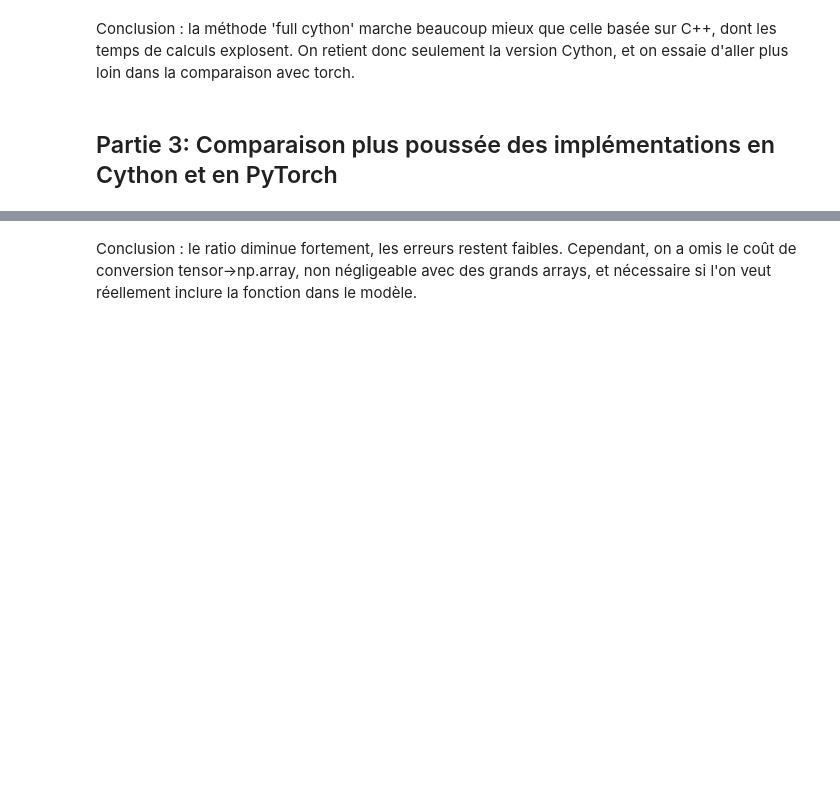
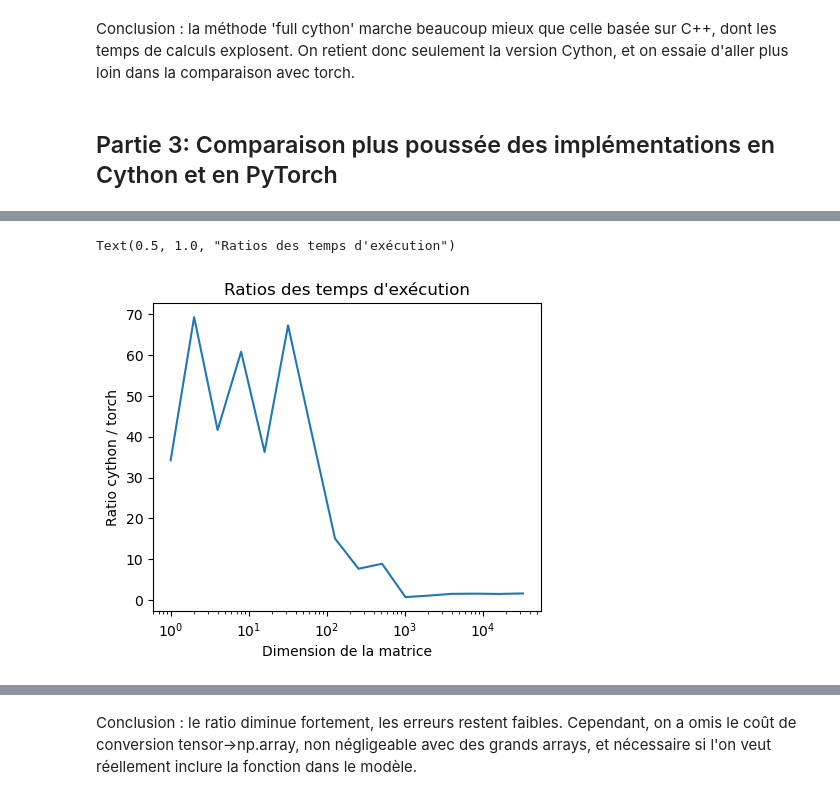
Before and after one commit to matthieu-bricaire/parallel-programming-ensae, a Jupyter notebook: times_comparisons.ipynb, the cells around one changed output, grey strips where cells are left out. Saved outputs shown, nothing was run; the diff lists cells and outputs as text; code cells hidden in the pictures; blank space fills up the shorter version.

```diff
--- a/times_comparisons.ipynb
+++ b/times_comparisons.ipynb
@@ -118,10 +123,13 @@ axes[1].set_title("Erreur par rapport à PyTorch")
 # %%
 all_times_3['ratio'] = all_times_3['sigmul_cython'] / all_times_3['sigmul_torch']
 # %%
-fig, ax = plt.subplot()
+fig, ax = plt.subplots(1, 1)
 fig.set_size_inches(5, 4)
 
-all_times_3['ratio'].plot(logx=True, logy=True, ax=ax)
+all_times_3['ratio'].plot(logx=True, ax=ax)
 ax.set_xlabel("Dimension de la matrice")
 ax.set_ylabel("Ratio cython / torch")
 ax.set_title("Ratios des temps d'exécution")
+# %% [output]
+Text(0.5, 1.0, "Ratios des temps d'exécution")
+[figure, added]
```
Also changed, not shown: parts of 4 cells of this notebook, 1 other file.
